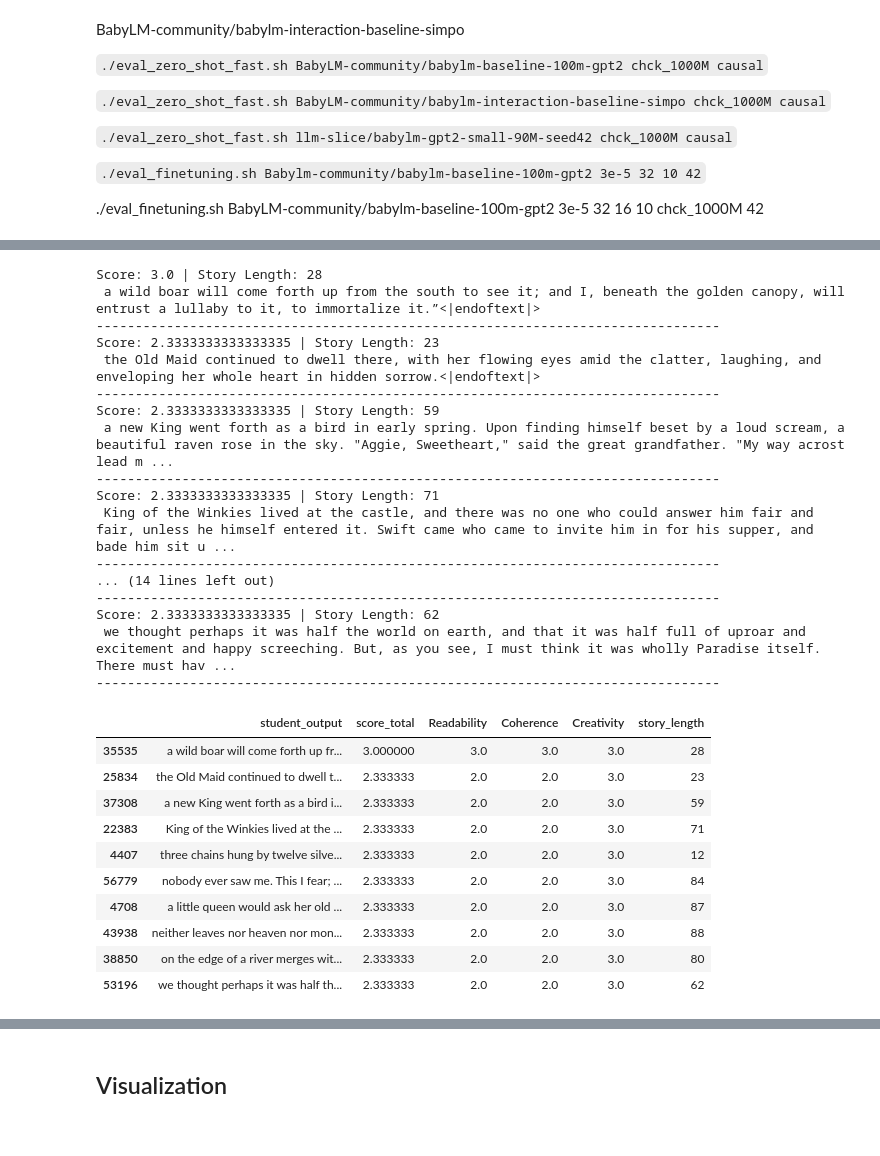
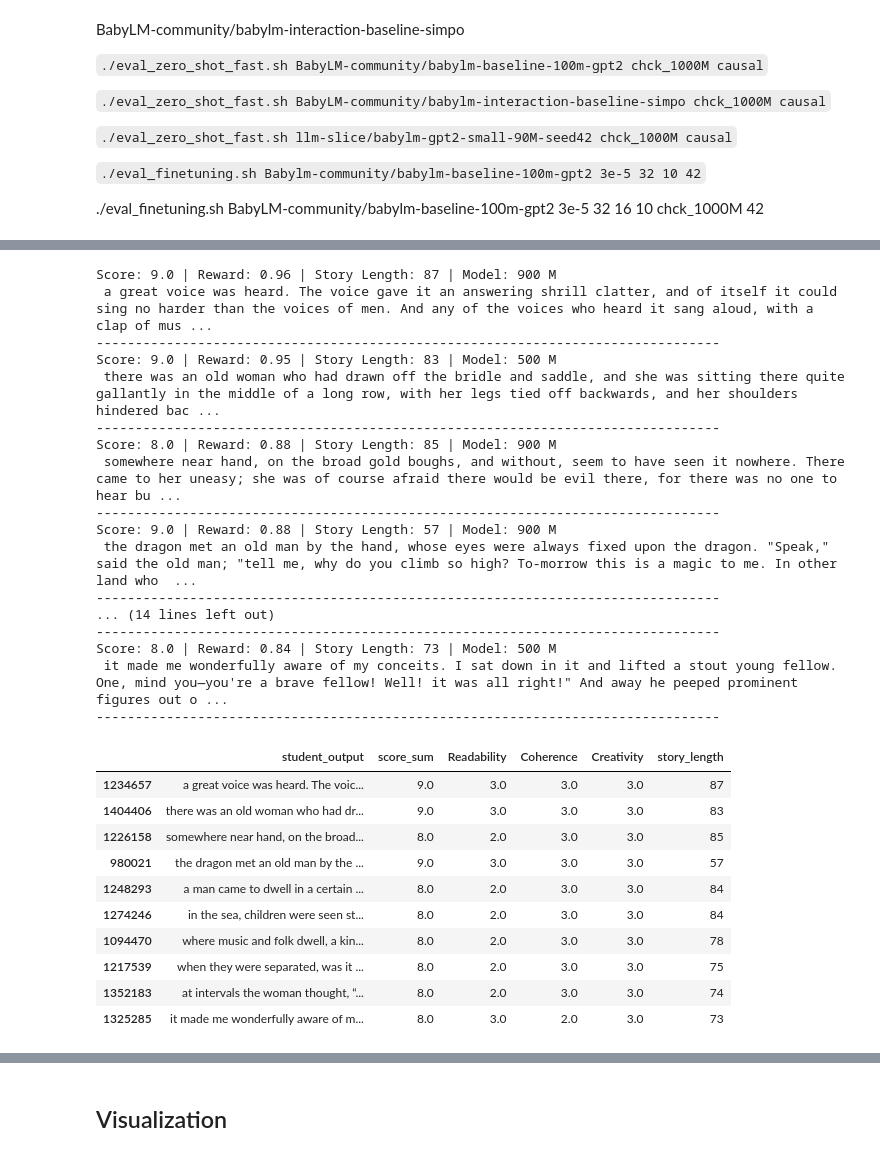
Before and after one commit to malihamza/babylm-interactive-learning, a Jupyter notebook: eval.ipynb, the cells around one changed output, grey strips where cells are left out. Saved outputs shown, nothing was run; the diff lists cells and outputs as text; code cells hidden in the pictures.

```diff
--- a/eval.ipynb
+++ b/eval.ipynb
@@ -30,25 +98,0 @@ BabyLM-community/babylm-interaction-baseline-simpo
-# %%
-import pandas as pd
-import re
-import numpy as np
-import matplotlib.pyplot as plt
-
-# Load data
-df = pd.read_csv('pyramid_generated.csv')
-
-# Extract scores
-score_regex = re.compile(r'\b(\d)\b[ ,]+(\d)\b[ ,]+(\d)\b')
-def extract_scores(text):
-    m = score_regex.search(str(text))
-    if m:
-        s1, s2, s3 = (int(x) for x in m.groups())
-        return pd.Series([s1, s2, s3, s1+s2+s3, (s1+s2+s3)/3],
-                         index=['Readability','Coherence','Creativity','score_sum','score_total'])
-    else:
-        return pd.Series([None]*5, index=['Readability','Coherence','Creativity','score_sum','score_total'])
-
-score_fields = df['teacher_output'].apply(extract_scores)
-df = pd.concat([df, score_fields], axis=1)
-
-# Compute story length
-df['story_length'] = df['student_output'].astype(str).str.split().apply(len)
@@ -55,40 +282,43 @@ df['story_length'] = df['student_output'].astype(str).str.split().apply(len)
 # %%
 # Sort by total score (descending) and take the top 5
-top_stories = df.sort_values('score_total', ascending=False).head(10)
+# Sort by total score_sum (descending), then by teacher_and_length_reward (descending)
+top_stories = df_generated.sort_values(
+    ['teacher_and_length_reward','score_sum', ],
+    ascending=[False, False]
+).head(10)
 
-# Show student outputs and their scores
 for idx, row in top_stories.iterrows():
-    print(f"Score: {row['score_total']} | Story Length: {row['story_length']}")
+    print(f"Score: {row['score_sum']} | Reward: {row['teacher_and_length_reward']:.2f} | Story Length: {row['story_length']} | Model: {row['revision_number']} M")
     print(row['student_output'])
     print('-' * 80)
 
-top_stories[['student_output', 'score_total', 'Readability', 'Coherence', 'Creativity', 'story_length']]
+top_stories[['student_output', 'score_sum', 'Readability', 'Coherence', 'Creativity', 'story_length']]
 # %% [output]
-Score: 3.0 | Story Length: 28
- a wild boar will come forth up from the south to see it; and I, beneath the golden canopy, will entrust a lullaby to it, to immortalize it.”<|endoftext|>
+Score: 9.0 | Reward: 0.96 | Story Length: 87 | Model: 900 M
+ a great voice was heard. The voice gave it an answering shrill clatter, and of itself it could sing no harder than the voices of men. And any of the voices who heard it sang aloud, with a clap of mus ...
 --------------------------------------------------------------------------------
-Score: 2.3333333333333335 | Story Length: 23
- the Old Maid continued to dwell there, with her flowing eyes amid the clatter, laughing, and enveloping her whole heart in hidden sorrow.<|endoftext|>
+Score: 9.0 | Reward: 0.95 | Story Length: 83 | Model: 500 M
+ there was an old woman who had drawn off the bridle and saddle, and she was sitting there quite gallantly in the middle of a long row, with her legs tied off backwards, and her shoulders hindered bac ...
 --------------------------------------------------------------------------------
-Score: 2.3333333333333335 | Story Length: 59
- a new King went forth as a bird in early spring. Upon finding himself beset by a loud scream, a beautiful raven rose in the sky. "Aggie, Sweetheart," said the great grandfather. "My way acrost lead m ...
+Score: 8.0 | Reward: 0.88 | Story Length: 85 | Model: 900 M
+ somewhere near hand, on the broad gold boughs, and without, seem to have seen it nowhere. There came to her uneasy; she was of course afraid there would be evil there, for there was no one to hear bu ...
 --------------------------------------------------------------------------------
-Score: 2.3333333333333335 | Story Length: 71
- King of the Winkies lived at the castle, and there was no one who could answer him fair and fair, unless he himself entered it. Swift came who came to invite him in for his supper, and bade him sit u ...
+Score: 9.0 | Reward: 0.88 | Story Length: 57 | Model: 900 M
+ the dragon met an old man by the hand, whose eyes were always fixed upon the dragon. "Speak," said the old man; "tell me, why do you climb so high? To-morrow this is a magic to me. In other land who  ...
 --------------------------------------------------------------------------------
 ... (14 lines left out)
 --------------------------------------------------------------------------------
-Score: 2.3333333333333335 | Story Length: 62
- we thought perhaps it was half the world on earth, and that it was half full of uproar and excitement and happy screeching. But, as you see, I must think it was wholly Paradise itself. There must hav ...
+Score: 8.0 | Reward: 0.84 | Story Length: 73 | Model: 500 M
+ it made me wonderfully aware of my conceits. I sat down in it and lifted a stout young fellow. One, mind you—you're a brave fellow! Well! it was all right!" And away he peeped prominent figures out o ...
 --------------------------------------------------------------------------------
-|  | student_output | score_total | Readability | Coherence | Creativity | story_length |
-| 35535 | a wild boar will come forth up fr... | 3.000000 | 3.0 | 3.0 | 3.0 | 28 |
-| 25834 | the Old Maid continued to dwell t... | 2.333333 | 2.0 | 2.0 | 3.0 | 23 |
-| 37308 | a new King went forth as a bird i... | 2.333333 | 2.0 | 2.0 | 3.0 | 59 |
-| 22383 | King of the Winkies lived at the ... | 2.333333 | 2.0 | 2.0 | 3.0 | 71 |
-| 4407 | three chains hung by twelve silve... | 2.333333 | 2.0 | 2.0 | 3.0 | 12 |
-| 56779 | nobody ever saw me. This I fear; ... | 2.333333 | 2.0 | 2.0 | 3.0 | 84 |
-| 4708 | a little queen would ask her old ... | 2.333333 | 2.0 | 2.0 | 3.0 | 87 |
-| 43938 | neither leaves nor heaven nor mon... | 2.333333 | 2.0 | 2.0 | 3.0 | 88 |
-| 38850 | on the edge of a river merges wit... | 2.333333 | 2.0 | 2.0 | 3.0 | 80 |
-| 53196 | we thought perhaps it was half th... | 2.333333 | 2.0 | 2.0 | 3.0 | 62 |
+|  | student_output | score_sum | Readability | Coherence | Creativity | story_length |
+| 1234657 | a great voice was heard. The voic... | 9.0 | 3.0 | 3.0 | 3.0 | 87 |
+| 1404406 | there was an old woman who had dr... | 9.0 | 3.0 | 3.0 | 3.0 | 83 |
+| 1226158 | somewhere near hand, on the broad... | 8.0 | 2.0 | 3.0 | 3.0 | 85 |
+| 980021 | the dragon met an old man by the ... | 9.0 | 3.0 | 3.0 | 3.0 | 57 |
+| 1248293 | a man came to dwell in a certain ... | 8.0 | 2.0 | 3.0 | 3.0 | 84 |
+| 1274246 | in the sea, children were seen st... | 8.0 | 2.0 | 3.0 | 3.0 | 84 |
+| 1094470 | where music and folk dwell, a kin... | 8.0 | 2.0 | 3.0 | 3.0 | 78 |
+| 1217539 | when they were separated, was it ... | 8.0 | 2.0 | 3.0 | 3.0 | 75 |
+| 1352183 | at intervals the woman thought, “... | 8.0 | 2.0 | 3.0 | 3.0 | 74 |
+| 1325285 | it made me wonderfully aware of m... | 8.0 | 3.0 | 2.0 | 3.0 | 73 |
```
Also changed, not shown: parts of 50 cells of this notebook.
